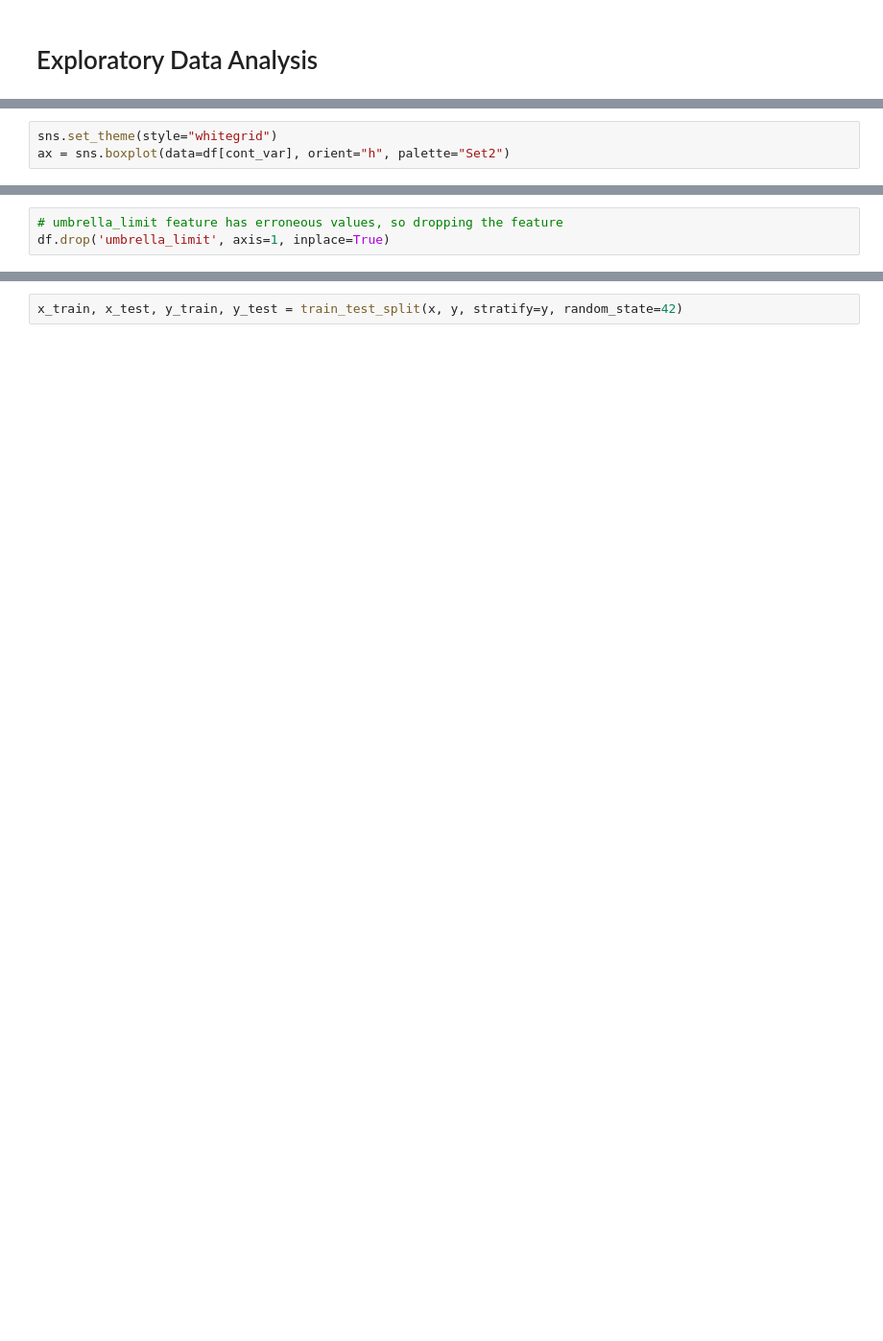
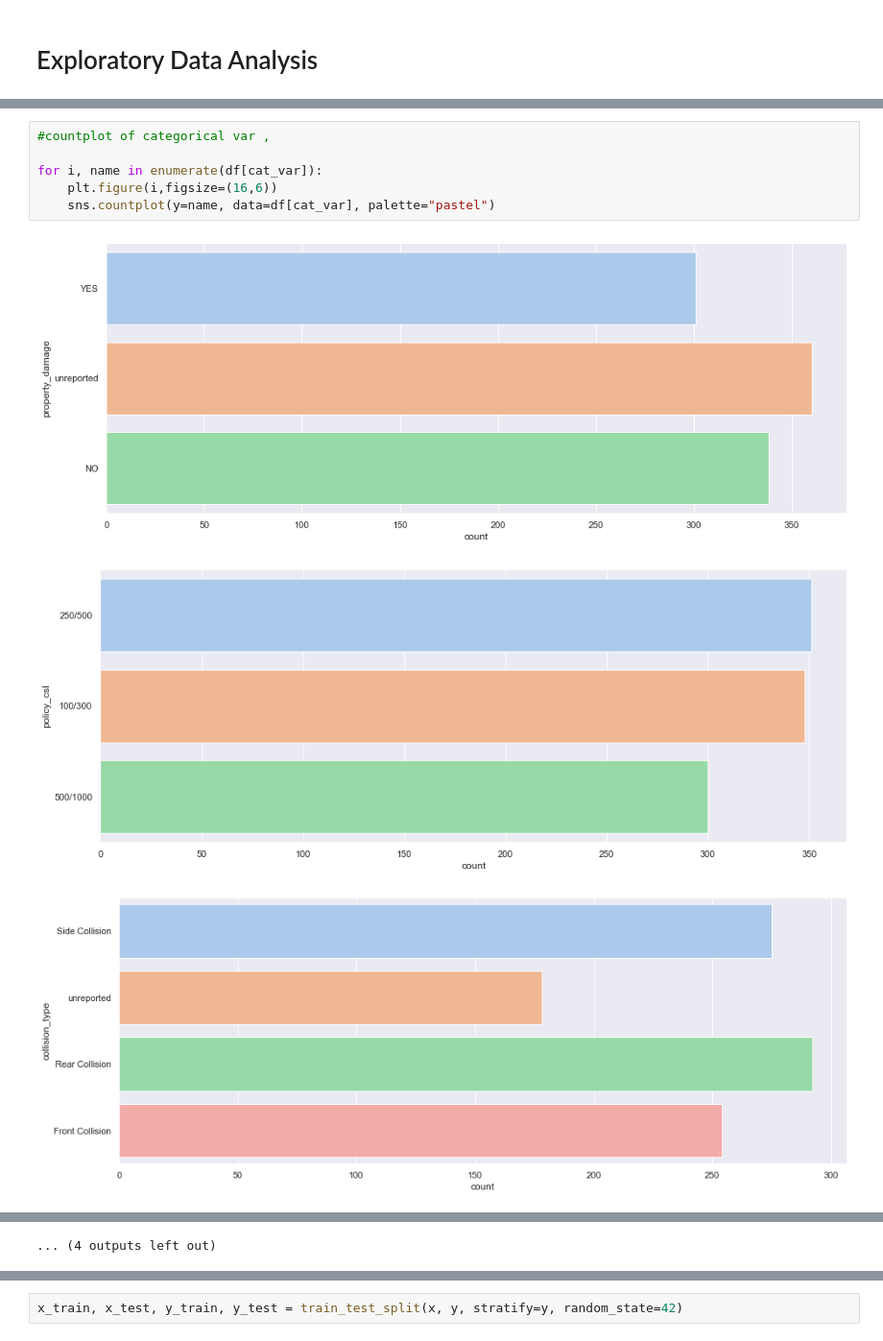
Before and after one commit to dineshbiswal/Insurance_fraud_detection, a Jupyter notebook: Insurance_Fraud_modelling.ipynb, the cells around one changed output, grey strips where cells are left out. Shown at 96% size. Saved outputs shown, nothing was run; the diff lists cells and outputs as text; blank space fills up the shorter version.

```diff
--- a/Insurance_Fraud_modelling.ipynb
+++ b/Insurance_Fraud_modelling.ipynb
@@ -315,3 +303,0 @@ sns.heatmap(corr, annot=True, cmap='OrRd')
-# %%
-sns.set_theme(style="whitegrid")
-ax = sns.boxplot(data=df[cont_var], orient="h", palette="Set2")
@@ -337,4 +304 @@ Name: umbrella_limit, dtype: float64
-# %%
-# umbrella_limit feature has erroneous values, so dropping the feature
-df.drop('umbrella_limit', axis=1, inplace=True)
 # %%
@@ -344,0 +328,10 @@ len(cont_var)
+# %%
+#countplot of categorical var ,
+
+for i, name in enumerate(df[cat_var]):
+    plt.figure(i,figsize=(16,6))
+    sns.countplot(y=name, data=df[cat_var], palette="pastel")
+# %% [output]
+[figure, added]
+[figure, added]
+[figure, added]
@@ -344,0 +347 @@ len(cont_var)
+... (4 outputs left out)
```
Also changed, not shown: parts of 125 cells of this notebook, 4 other files.
